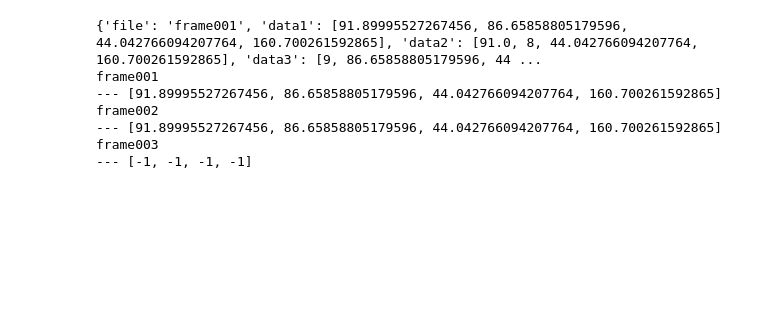
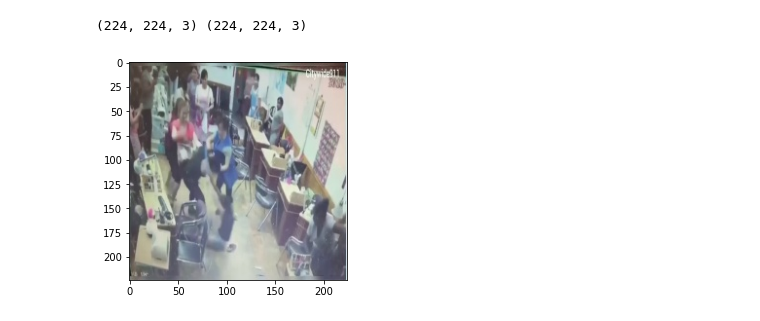
Before and after one commit to davidGCR/violencedetection2, a Jupyter notebook: Notebooks/Terminal.notebook.ipynb, the cells around one changed output. Cells and saved outputs as stored; diff of their text form; code cells hidden in the pictures; blank space fills up the shorter version.

```diff
--- a/Notebooks/Terminal.notebook.ipynb
+++ b/Notebooks/Terminal.notebook.ipynb
@@ -26,15 +1,23 @@ with open(path, 'w') as fout:
-# %%
-d = json.load(open('json', "r"))
-print(d[0])
-# print(type(d[0]['data1'][0]))
-for di in d:
-    print(di['file'])
-    print('---',di['data1'])
-# %% [output]
-{'file': 'frame001', 'data1': [91.89995527267456, 86.65858805179596, 44.042766094207764, 160.700261592865], 'data2': [91.0, 8, 44.042766094207764, 160.700261592865], 'data3': [9, 86.65858805179596, 44 ...
-frame001
---- [91.89995527267456, 86.65858805179596, 44.042766094207764, 160.700261592865]
-frame002
---- [91.89995527267456, 86.65858805179596, 44.042766094207764, 160.700261592865]
-frame003
---- [-1, -1, -1, -1]
+# %%
+import numpy as np
+import cv2
+import os
+from  matplotlib import pyplot as plt
+%matplotlib inline
+
+
+folder = '/Users/davidchoqueluqueroman/Desktop/PROJECTS-SOURCE-CODES/violencedetection2/DATASETS'
+im1=cv2.imread(os.path.join(folder,'RWF-2000/frames/train/Fight/_2RYnSFPD_U_0/frame1.jpg'))
+im2=cv2.imread(os.path.join(folder,'RWF-2000/frames/train/Fight/_2RYnSFPD_U_0/frame2.jpg'))
+# cv2.imshow('im1',im1)
+# cv2.waitKey(0)
+# cv2.destroyAllWindows()
+
+print(im1.shape, im2.shape)
+# %% [output]
+(224, 224, 3) (224, 224, 3)
+# %%
+plt.imshow(im1[:,:,::-1])
+plt.show()
+# %% [output]
+[figure, added]
```
Also changed, not shown: parts of 12 cells of this notebook, 3 other files.
